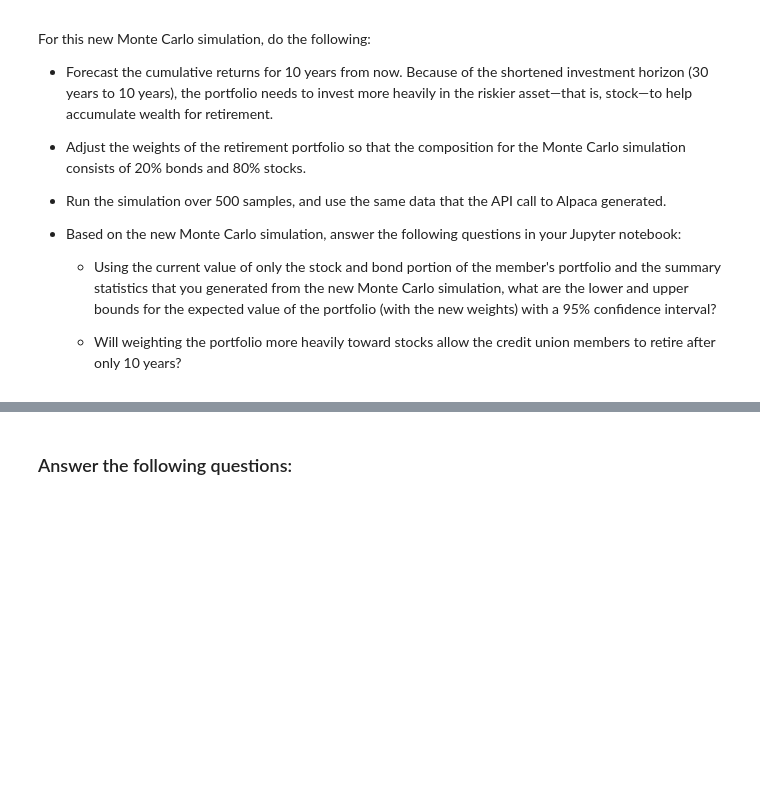
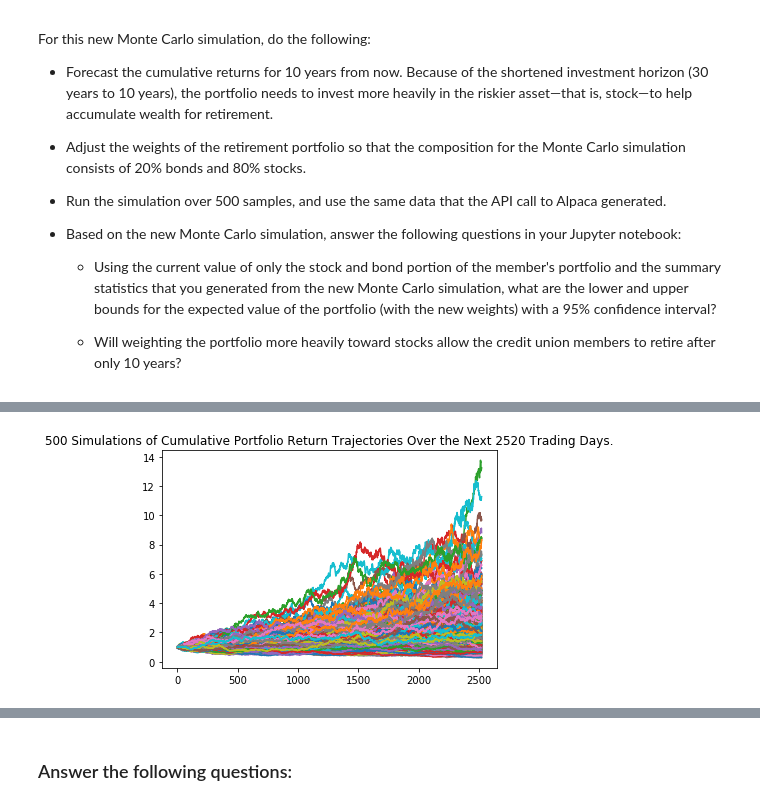
Before and after one commit to liulujunjin-vivian/Module5, a Jupyter notebook: financial_planning_tools.ipynb, the cells around one changed output, grey strips where cells are left out. Drawn from its saved outputs; the diff is of its cells as text; code cells hidden in the pictures; blank space fills up the shorter version.

```diff
--- a/financial_planning_tools.ipynb
+++ b/financial_planning_tools.ipynb
@@ -662,0 +814,8 @@ For this new Monte Carlo simulation, do the following:
+# %%
+# Configure the new Monte Carlo simulation to forecast 10 years cumulative returns
+MC_ten_years = MCSimulation(
+    portfolio_data = df_alpaca_MC,
+    weights = [.80,.20],
+    num_simulation = 500,
+    num_trading_days = 252*10
+)
@@ -670,3 +888,8 @@ For this new Monte Carlo simulation, do the following:
+# %%
+#Plot an overlay line plot
+MC_sim_line_plot_ten = MC_ten_years.plot_simulation()
+# %% [output]
+[figure, added]
 # %%
 # Visualize the probability distribution of the 10-year Monte Carlo simulation
 # by plotting a histogram
```
Also changed, not shown: parts of 53 cells of this notebook, 12 other files.
